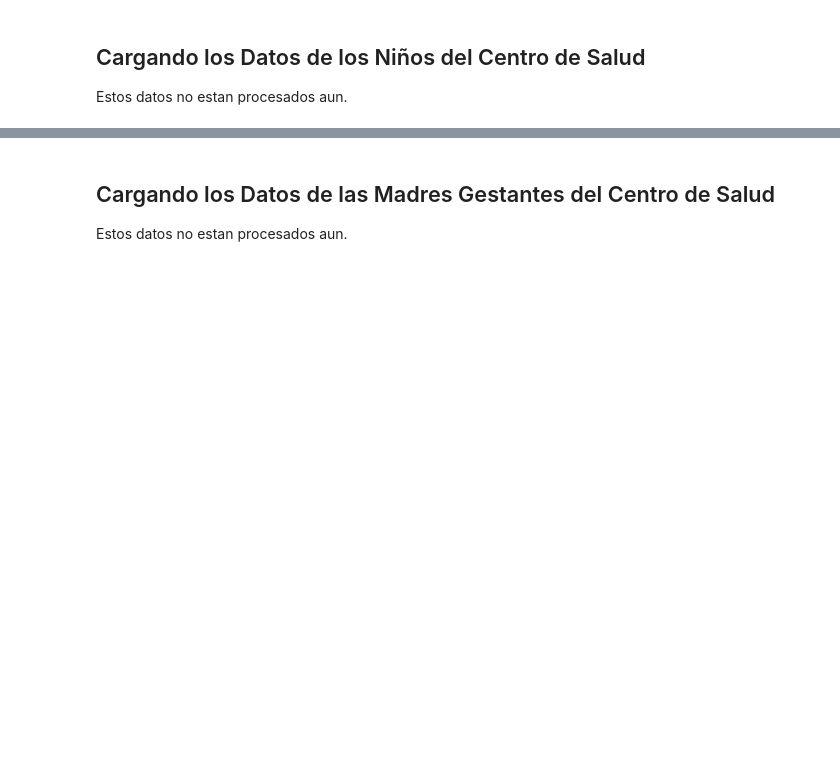
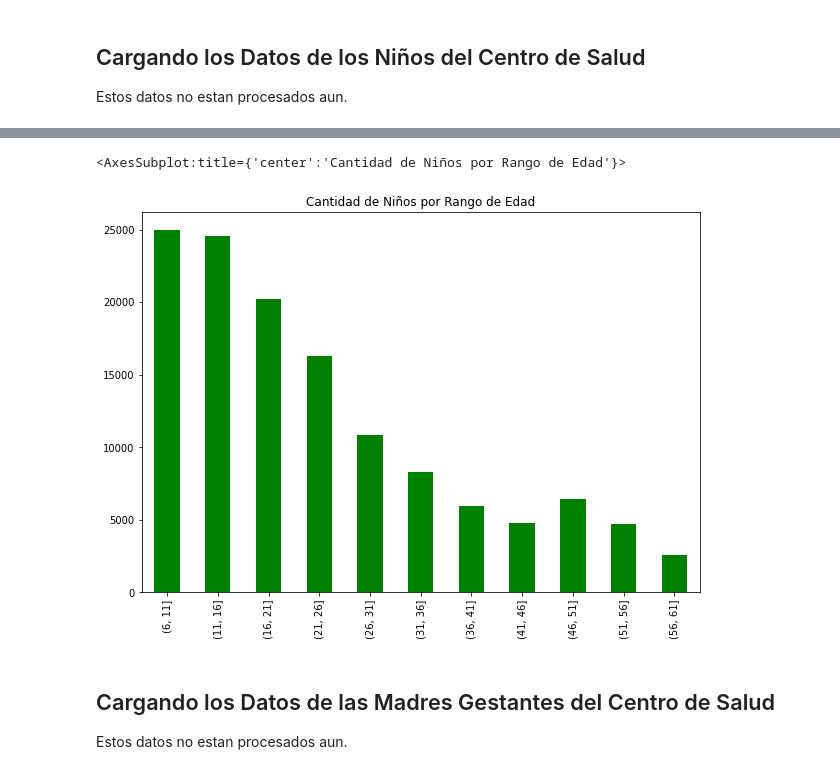
Before and after one commit to ErikssonLlamocca/ProyecBootcampPy, a Jupyter notebook: Proyec1/dataAnemia.ipynb, the cells around one changed output, grey strips where cells are left out. Cells and saved outputs as stored; diff of their text form; code cells hidden in the pictures; blank space fills up the shorter version.

```diff
--- a/Proyec1/dataAnemia.ipynb
+++ b/Proyec1/dataAnemia.ipynb
@@ -67,0 +122,5 @@ ddf = agx[['Sexo', 'EdadMeses']]
+# %%
+rangos_edad = [6, 11, 16, 21, 26, 31, 36, 41, 46, 51, 56, 61]
+edad_bins = pd.cut(dfnt['EdadMeses'], bins=rangos_edad)
+
+edad_bins_count = edad_bins.value_counts()
@@ -68,3 +143,8 @@ ddf = agx[['Sexo', 'EdadMeses']]
+# %%
+edad_bins_count.sort_index().plot(kind='bar', figsize=(10,7),title="Cantidad de Niños por Rango de Edad", color='green')
+# %% [output]
+<AxesSubplot:title={'center':'Cantidad de Niños por Rango de Edad'}>
+[figure, added]
 # %% [markdown]
 ## Cargando los Datos de las Madres Gestantes del Centro de Salud
 Estos datos no estan procesados aun.
```
Also changed, not shown: parts of 27 cells of this notebook.
